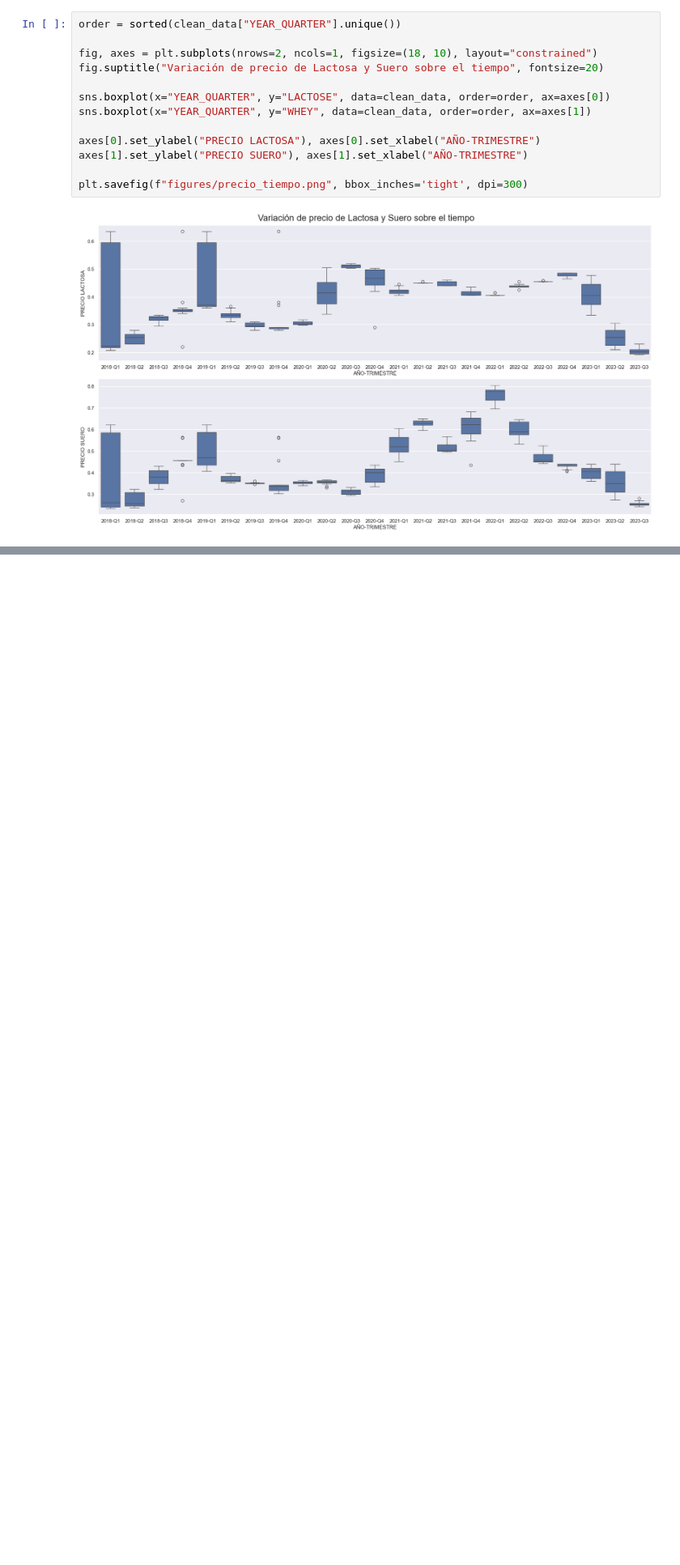
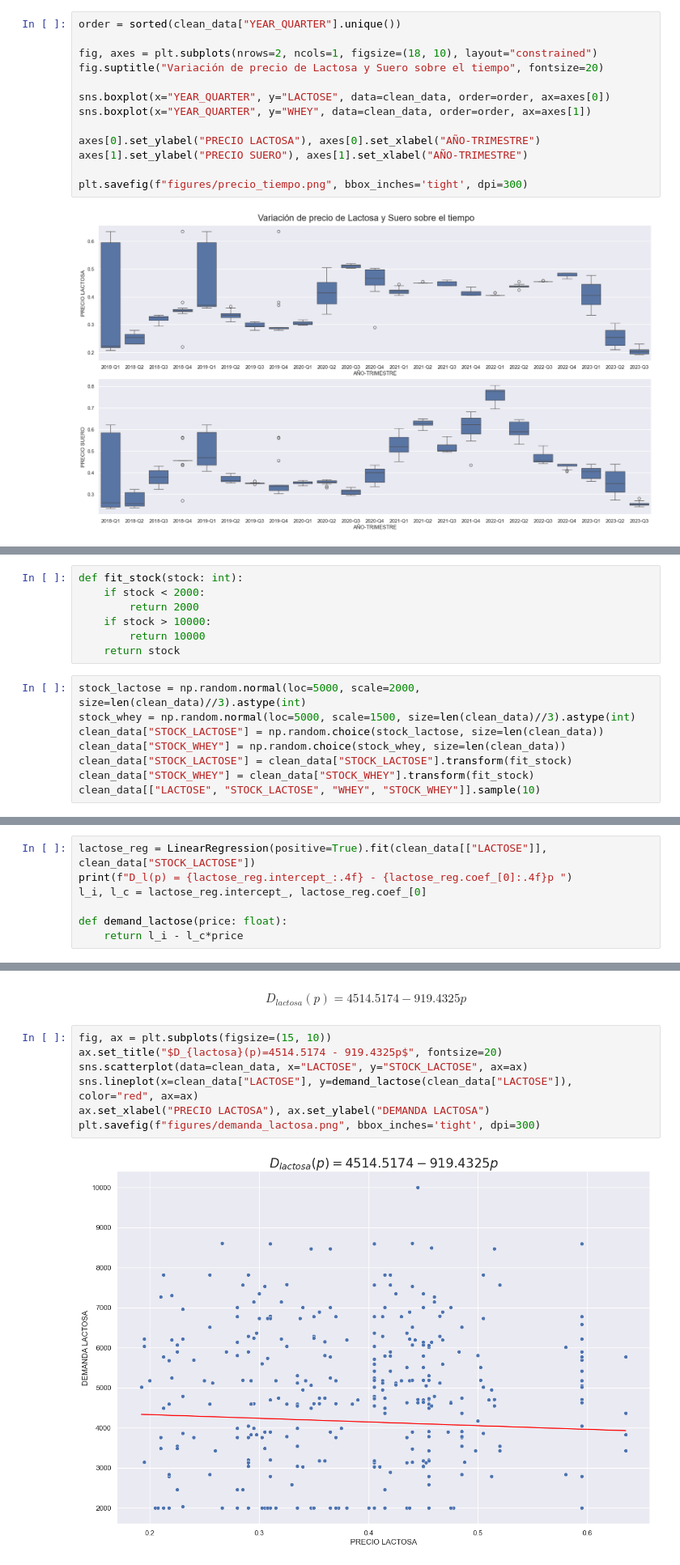
Before and after one commit to EnriqueMC557/426-MCI16-AlgoritmosMetaheuristicos, a Jupyter notebook: E2/E2_EnriqueMenaCamilo.ipynb, the cells around one changed output, grey strips where cells are left out. Shown: that part at 81% size. Cells and saved outputs as stored; diff of their text form; blank space fills up the shorter version.

```diff
--- a/E2/E2_EnriqueMenaCamilo.ipynb
+++ b/E2/E2_EnriqueMenaCamilo.ipynb
@@ -126,0 +160,15 @@ plt.savefig(f"figures/precio_tiempo.png", bbox_inches='tight', dpi=300)
+# %%
+def fit_stock(stock: int):
+    if stock < 2000:
+        return 2000
+    if stock > 10000:
+        return 10000
+    return stock
+# %%
+stock_lactose = np.random.normal(loc=5000, scale=2000, size=len(clean_data)//3).astype(int)
+stock_whey = np.random.normal(loc=5000, scale=1500, size=len(clean_data)//3).astype(int)
+clean_data["STOCK_LACTOSE"] = np.random.choice(stock_lactose, size=len(clean_data))
+clean_data["STOCK_WHEY"] = np.random.choice(stock_whey, size=len(clean_data))
+clean_data["STOCK_LACTOSE"] = clean_data["STOCK_LACTOSE"].transform(fit_stock)
+clean_data["STOCK_WHEY"] = clean_data["STOCK_WHEY"].transform(fit_stock)
+clean_data[["LACTOSE", "STOCK_LACTOSE", "WHEY", "STOCK_WHEY"]].sample(10)
@@ -126,0 +189,7 @@ plt.savefig(f"figures/precio_tiempo.png", bbox_inches='tight', dpi=300)
+# %%
+lactose_reg = LinearRegression(positive=True).fit(clean_data[["LACTOSE"]], clean_data["STOCK_LACTOSE"])
+print(f"D_l(p) = {lactose_reg.intercept_:.4f} - {lactose_reg.coef_[0]:.4f}p ")
+l_i, l_c = lactose_reg.intercept_, lactose_reg.coef_[0]
+
+def demand_lactose(price: float):
+    return l_i - l_c*price
@@ -126,0 +198,11 @@ plt.savefig(f"figures/precio_tiempo.png", bbox_inches='tight', dpi=300)
+# %% [markdown]
+$$D_{lactosa}(p)=4514.5174 - 919.4325p$$
+# %%
+fig, ax = plt.subplots(figsize=(15, 10))
+ax.set_title("$D_{lactosa}(p)=4514.5174 - 919.4325p$", fontsize=20)
+sns.scatterplot(data=clean_data, x="LACTOSE", y="STOCK_LACTOSE", ax=ax)
+sns.lineplot(x=clean_data["LACTOSE"], y=demand_lactose(clean_data["LACTOSE"]), color="red", ax=ax)
+ax.set_xlabel("PRECIO LACTOSA"), ax.set_ylabel("DEMANDA LACTOSA")
+plt.savefig(f"figures/demanda_lactosa.png", bbox_inches='tight', dpi=300)
+# %% [output]
+[figure, added]
```
Also changed, not shown: parts of 17 cells of this notebook, 3 other files.
